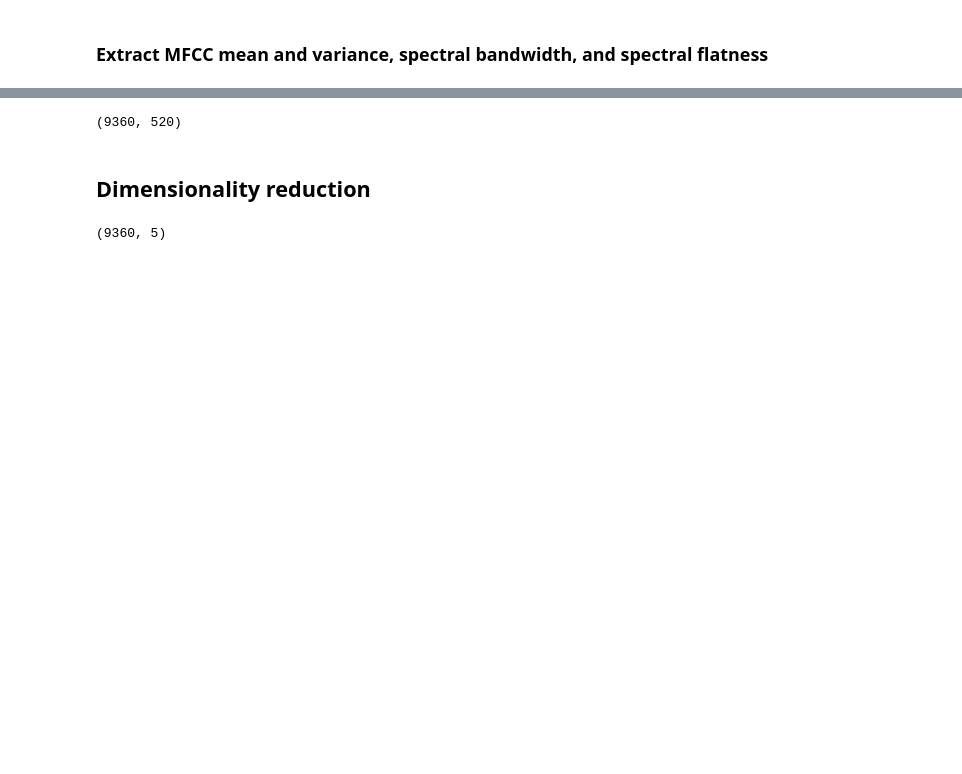
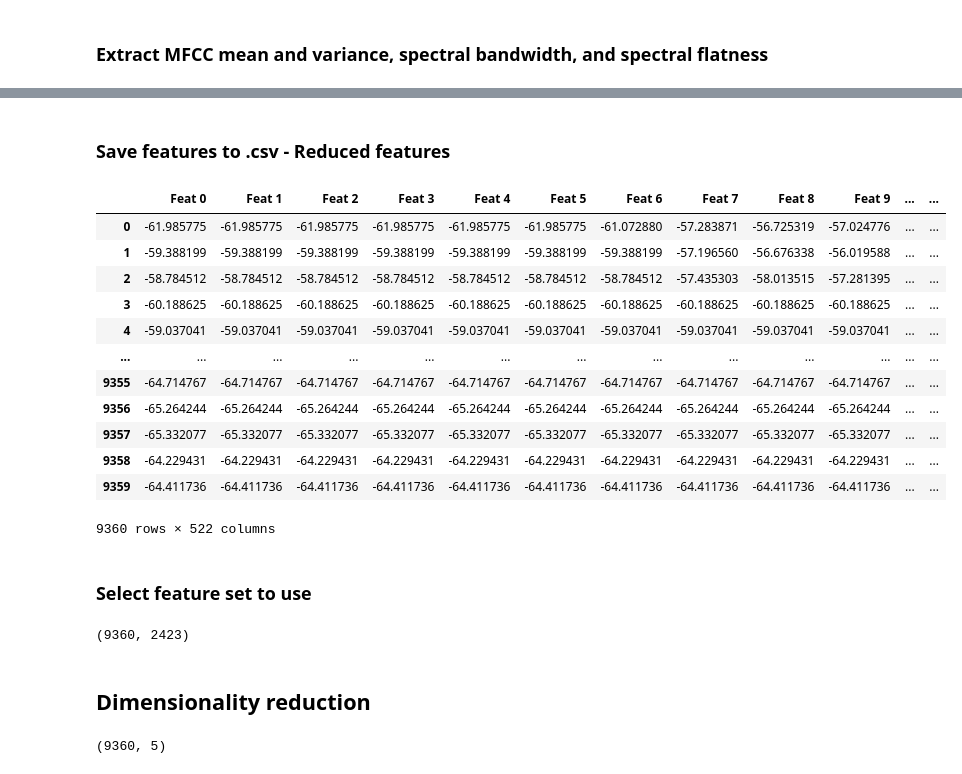
Before and after one commit to VoggLyster/AudioFXClassification, a Jupyter notebook: Project.ipynb, the cells around one changed output, grey strips where cells are left out. Saved outputs shown, nothing was run; the diff lists cells and outputs as text; code cells hidden in the pictures; blank space fills up the shorter version.

```diff
--- a/Project.ipynb
+++ b/Project.ipynb
@@ -228,10 +233,41 @@ dataset
+# %% [markdown]
+### Save features to .csv - Reduced features
+# %%
+dataset = pd.DataFrame(features_reduced)
+column_names = []
+for c in range(feature_reduced_len):
+    column_names.append("Feat %i" % c)
+dataset.columns =  column_names
+dataset['label digit'] = labels
+label_text = []
+for l in labels:
+    label_text.append(classes[int(l)])
+dataset['label text'] = label_text
+dataset.to_csv('features_reduced.csv')
+dataset
+# %% [output]
+|  | Feat 0 | Feat 1 | Feat 2 | Feat 3 | Feat 4 | Feat 5 | Feat 6 | Feat 7 | Feat 8 | Feat 9 | ... | ... |
+| 0 | -61.985775 | -61.985775 | -61.985775 | -61.985775 | -61.985775 | -61.985775 | -61.072880 | -57.283871 | -56.725319 | -57.024776 | ... | ... |
+| 1 | -59.388199 | -59.388199 | -59.388199 | -59.388199 | -59.388199 | -59.388199 | -59.388199 | -57.196560 | -56.676338 | -56.019588 | ... | ... |
+| 2 | -58.784512 | -58.784512 | -58.784512 | -58.784512 | -58.784512 | -58.784512 | -58.784512 | -57.435303 | -58.013515 | -57.281395 | ... | ... |
+| 3 | -60.188625 | -60.188625 | -60.188625 | -60.188625 | -60.188625 | -60.188625 | -60.188625 | -60.188625 | -60.188625 | -60.188625 | ... | ... |
+| 4 | -59.037041 | -59.037041 | -59.037041 | -59.037041 | -59.037041 | -59.037041 | -59.037041 | -59.037041 | -59.037041 | -59.037041 | ... | ... |
+| ... | ... | ... | ... | ... | ... | ... | ... | ... | ... | ... | ... | ... |
+| 9355 | -64.714767 | -64.714767 | -64.714767 | -64.714767 | -64.714767 | -64.714767 | -64.714767 | -64.714767 | -64.714767 | -64.714767 | ... | ... |
+| 9356 | -65.264244 | -65.264244 | -65.264244 | -65.264244 | -65.264244 | -65.264244 | -65.264244 | -65.264244 | -65.264244 | -65.264244 | ... | ... |
+| 9357 | -65.332077 | -65.332077 | -65.332077 | -65.332077 | -65.332077 | -65.332077 | -65.332077 | -65.332077 | -65.332077 | -65.332077 | ... | ... |
+| 9358 | -64.229431 | -64.229431 | -64.229431 | -64.229431 | -64.229431 | -64.229431 | -64.229431 | -64.229431 | -64.229431 | -64.229431 | ... | ... |
+| 9359 | -64.411736 | -64.411736 | -64.411736 | -64.411736 | -64.411736 | -64.411736 | -64.411736 | -64.411736 | -64.411736 | -64.411736 | ... | ... |
+9360 rows × 522 columns
+# %% [markdown]
+### Select feature set to use
 # %%
 # Feature switch
-features = features_reduced
-#features = features_full
+#features = features_reduced
+features = features_full
 print(features.shape)
 # %% [output]
-(9360, 520)
+(9360, 2423)
 # %%
 from sklearn.model_selection import train_test_split
 
```
Also changed, not shown: parts of 25 cells of this notebook, 1 other file.
